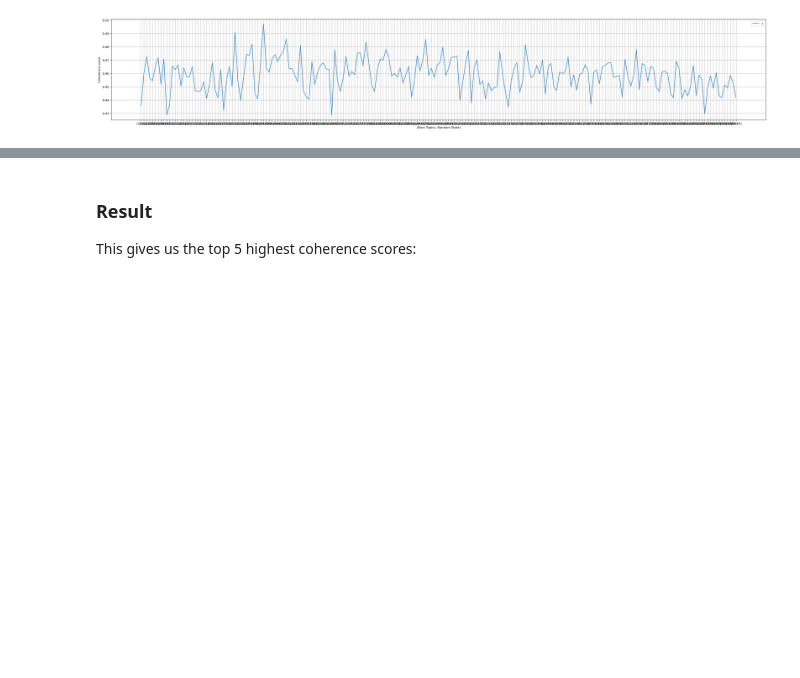
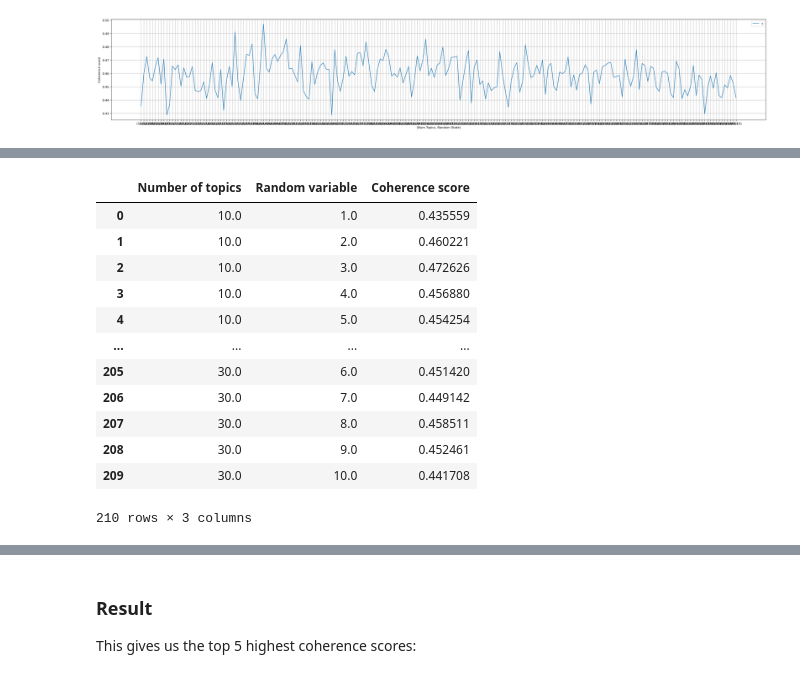
Before and after one commit to richard-johansson/topic_modeling, a Jupyter notebook: findOptimalNumberOfTopics.ipynb, the cells around one changed output, grey strips where cells are left out. Cells and saved outputs as stored; diff of their text form; code cells hidden in the pictures; blank space fills up the shorter version.

```diff
--- a/findOptimalNumberOfTopics.ipynb
+++ b/findOptimalNumberOfTopics.ipynb
@@ -339,0 +384,34 @@ Num Topics = 30 and Random Variable = 10 has Coherence Value of 0.4287
+# %%
+# Print the coherence scores
+nrTopics_randomState = []
+df_coherence_values1 = pd.DataFrame(columns=['Number of topics', 'Random variable', 'Coherence score'])
+cv_index = 0
+
+for m in range(start1, limit1, step1):
+    for n in range(rs_start1, rs_limit1):
+        # used to calculate highest coherence
+        nrTopics_randomState.append('nrTopics: ' + str(m) + ', randomState: ' + str(n))
+
+        # save to pandas table
+        new_row = {'Number of topics':m, 'Random variable':n, 'Coherence score':coherence_values1[cv_index]}
+        df_coherence_values1 = df_coherence_values1.append(new_row, ignore_index=True)
+
+        # increase index in every single iteration
+        cv_index += 1
+
+# print coherence table
+df_coherence_values1
+# %% [output]
+|  | Number of topics | Random variable | Coherence score |
+| 0 | 10.0 | 1.0 | 0.435559 |
+| 1 | 10.0 | 2.0 | 0.460221 |
+| 2 | 10.0 | 3.0 | 0.472626 |
+| 3 | 10.0 | 4.0 | 0.456880 |
+| 4 | 10.0 | 5.0 | 0.454254 |
+| ... | ... | ... | ... |
+| 205 | 30.0 | 6.0 | 0.451420 |
+| 206 | 30.0 | 7.0 | 0.449142 |
+| 207 | 30.0 | 8.0 | 0.458511 |
+| 208 | 30.0 | 9.0 | 0.452461 |
+| 209 | 30.0 | 10.0 | 0.441708 |
+210 rows × 3 columns
```
Also changed, not shown: parts of 13 cells of this notebook, 4 other files.
